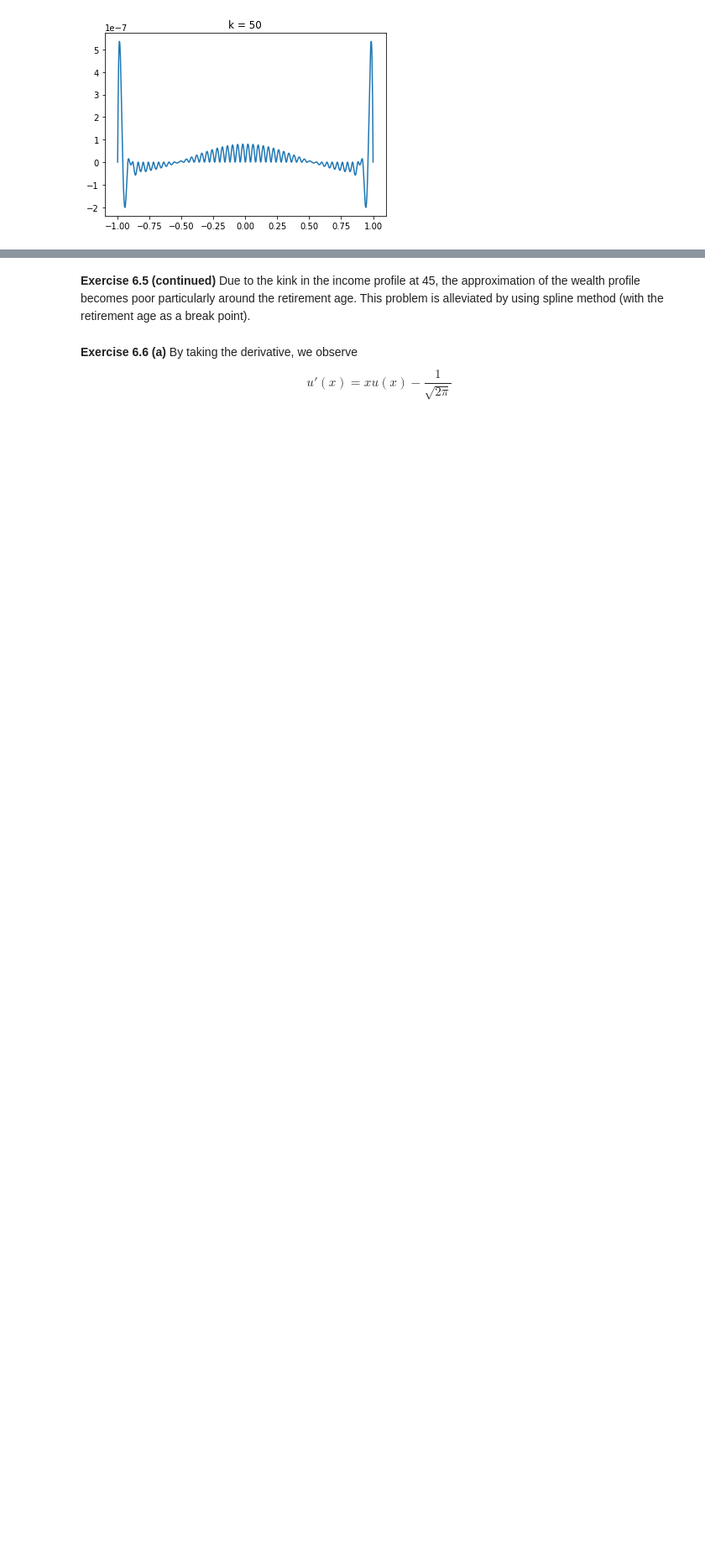
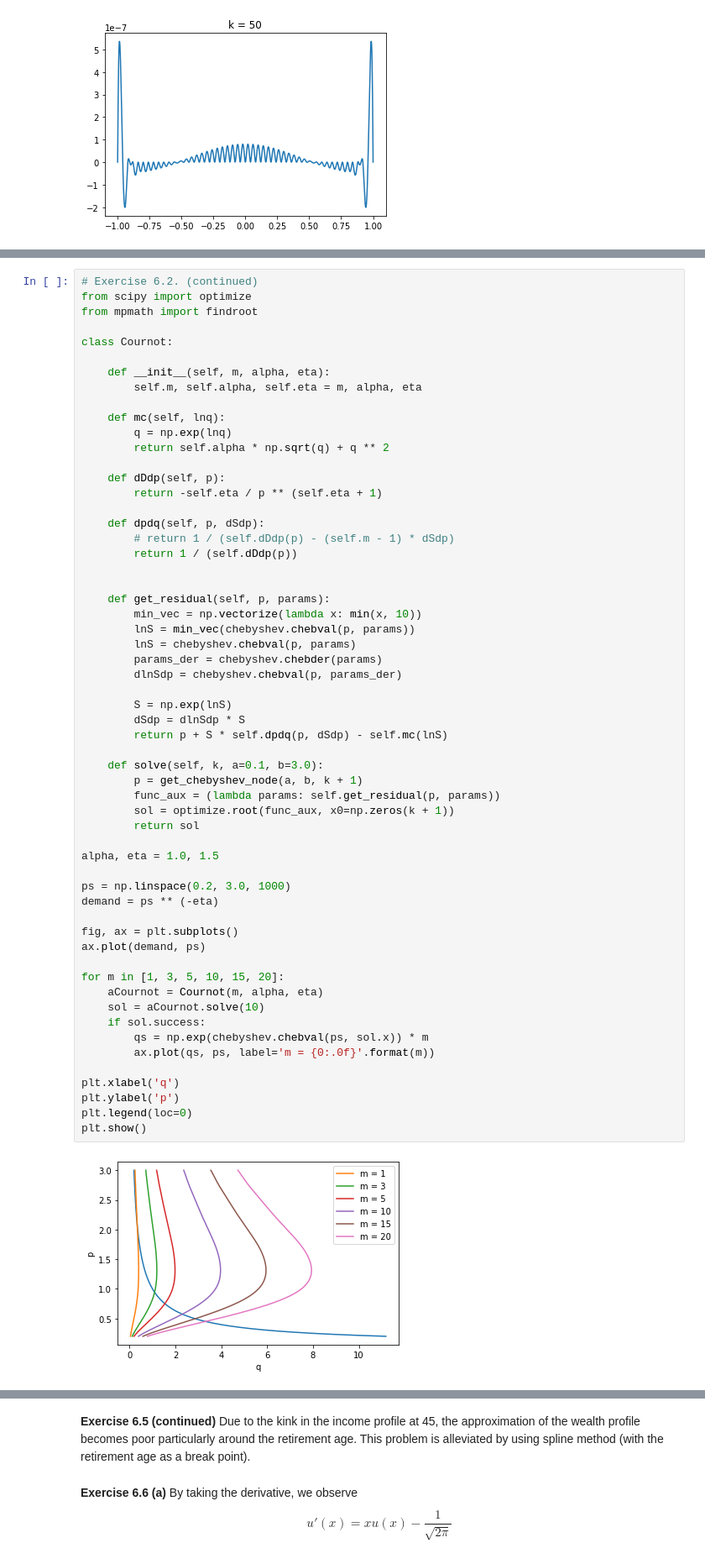
Before and after one commit to Takahiro-Toriyabe/ApplCompEconFinance, a Jupyter notebook: src/ex6.ipynb, the cells around one changed output, grey strips where cells are left out. Shown at 84% size. Saved outputs shown, nothing was run; the diff lists cells and outputs as text; blank space fills up the shorter version.

```diff
--- a/src/ex6.ipynb
+++ b/src/ex6.ipynb
@@ -79,3 +83,63 @@ for n in [5, 50]:
+# %%
+# Exercise 6.2. (continued)
+from scipy import optimize
+from mpmath import findroot
+
+class Cournot:
+
+    def __init__(self, m, alpha, eta):
+        self.m, self.alpha, self.eta = m, alpha, eta
+
+    def mc(self, lnq):
+        q = np.exp(lnq)
+        return self.alpha * np.sqrt(q) + q ** 2
+
+    def dDdp(self, p):
+        return -self.eta / p ** (self.eta + 1)
+
+    def dpdq(self, p, dSdp):
+        # return 1 / (self.dDdp(p) - (self.m - 1) * dSdp)
+        return 1 / (self.dDdp(p))
+
+
+    def get_residual(self, p, params):
+        min_vec = np.vectorize(lambda x: min(x, 10))
+        lnS = min_vec(chebyshev.chebval(p, params))
+        lnS = chebyshev.chebval(p, params)
+        params_der = chebyshev.chebder(params)
+        dlnSdp = chebyshev.chebval(p, params_der)
+
+        S = np.exp(lnS)
+        dSdp = dlnSdp * S
+        return p + S * self.dpdq(p, dSdp) - self.mc(lnS)
+
+    def solve(self, k, a=0.1, b=3.0):
+        p = get_chebyshev_node(a, b, k + 1)
+        func_aux = (lambda params: self.get_residual(p, params))
+        sol = optimize.root(func_aux, x0=np.zeros(k + 1))
+        return sol
+
+alpha, eta = 1.0, 1.5
+
+ps = np.linspace(0.2, 3.0, 1000)
+demand = ps ** (-eta)
+
+fig, ax = plt.subplots()
+ax.plot(demand, ps)
+
+for m in [1, 3, 5, 10, 15, 20]:
+    aCournot = Cournot(m, alpha, eta)
+    sol = aCournot.solve(10)
+    if sol.success:
+        qs = np.exp(chebyshev.chebval(ps, sol.x)) * m
+        ax.plot(qs, ps, label='m = {0:.0f}'.format(m))
+
+plt.xlabel('q')
+plt.ylabel('p')
+plt.legend(loc=0)
+plt.show()
+# %% [output]
+[figure, added]
 # %%
 # Exercise 6.3 (a)
 from scipy import optimize
```
Also changed, not shown: parts of 3 cells of this notebook.
